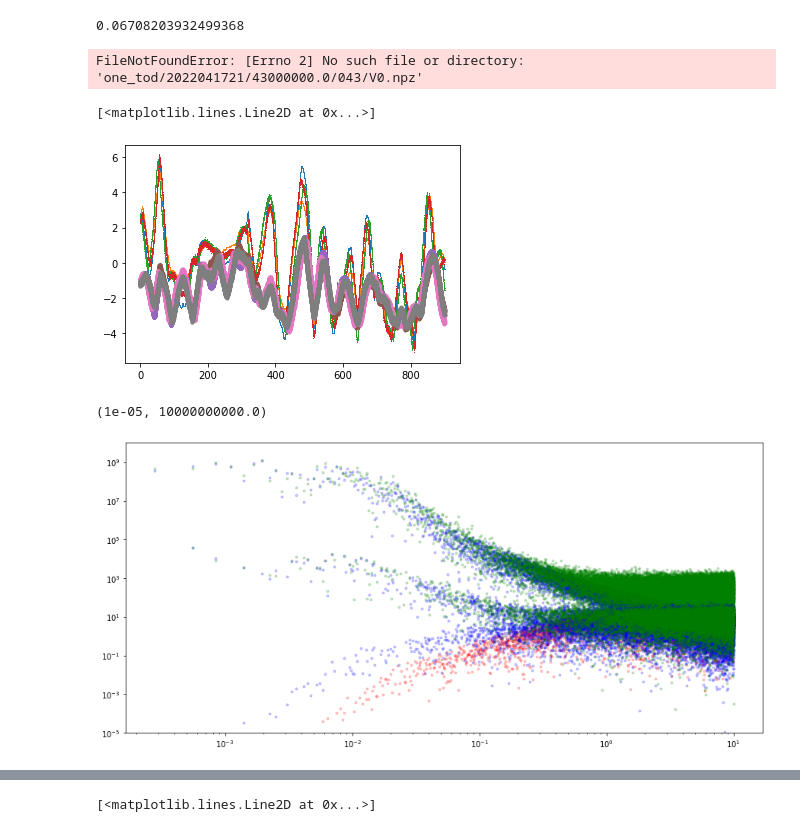
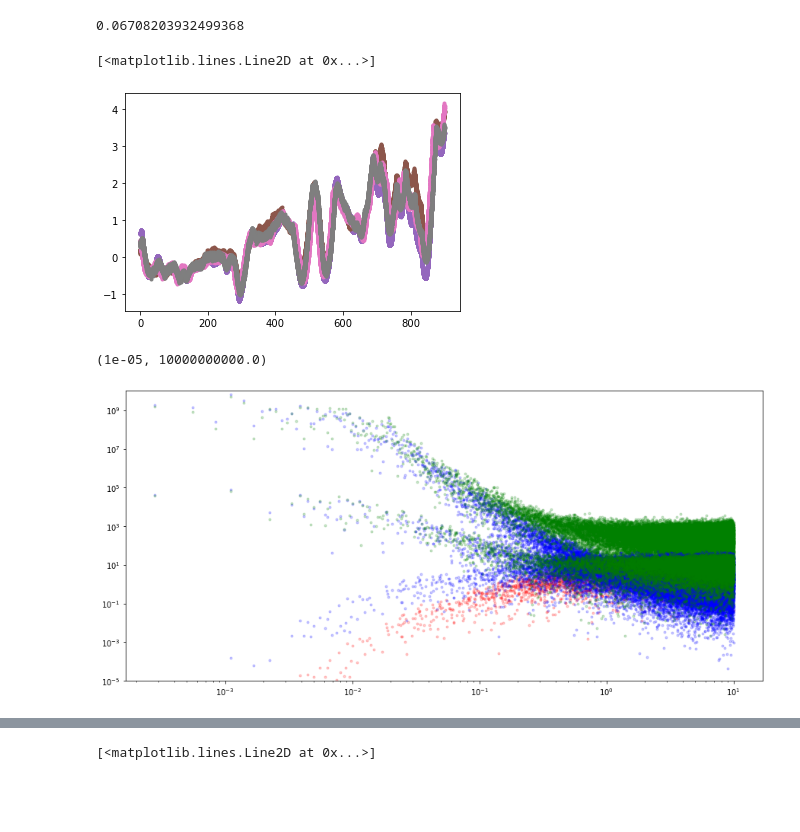
Before and after one commit to cmbgroundbased/mapmaking, a Jupyter notebook: common_modes.ipynb, the cells around one changed output, grey strips where cells are left out. Saved outputs shown, nothing was run; the diff lists cells and outputs as text; code cells hidden in the pictures; blank space fills up the shorter version.

```diff
--- a/common_modes.ipynb
+++ b/common_modes.ipynb
@@ -13,53 +13,51 @@ print(sigma_K)
 0.06708203932499368
 # %%
 # April Season
-tod_1 = np.load("one_tod/2022041721/43000000.0/043/V0.npz")['arr_0']/1000
+tod_1 = np.load("one_tod/2022041708/43000000.0/043/V0.npz")['arr_0']/1000
 wn1 = sigma_K * np.random.normal(0, sigma_K, tod_1.size)
 tod_1 = tod_1 + wn1
 
-tod_2 = np.load("one_tod/2022041721/43000000.0/043/G0.npz")['arr_0']/1000
+tod_2 = np.load("one_tod/2022041708/43000000.0/043/G0.npz")['arr_0']/1000
 wn2 = sigma_K * np.random.standard_normal(tod_2.size)
 tod_2 = tod_2 + wn1
 
-tod_3 = np.load("one_tod/2022041721/43000000.0/043/O0.npz")['arr_0']/1000
+tod_3 = np.load("one_tod/2022041708/43000000.0/043/O0.npz")['arr_0']/1000
 wn3 = sigma_K * np.random.standard_normal(tod_3.size)
 tod_3 = tod_3 + wn3
 
-tod_4 = np.load("one_tod/2022041721/43000000.0/043/B0.npz")['arr_0']/1000
+tod_4 = np.load("one_tod/2022041708/43000000.0/043/B0.npz")['arr_0']/1000
 wn4 = sigma_K * np.random.standard_normal(tod_4.size)
 tod_4 = tod_4 + wn4
 
 # Winter season
 
-todw_1 = np.load('one_tod/2022010721/43000000.0/043/V0.npz')['arr_0']/1000
+todw_1 = np.load('one_tod/2022041708/43000000.0/043/V0.npz')['arr_0']/1000
 todw_1 = todw_1 + wn1
 
-todw_2 = np.load('one_tod/2022010721/43000000.0/043/G0.npz')['arr_0']/1000
+todw_2 = np.load('one_tod/2022041708/43000000.0/043/G0.npz')['arr_0']/1000
 todw_2 = todw_2 + wn2
 
-todw_3 = np.load('one_tod/2022010721/43000000.0/043/O0.npz')['arr_0']/1000
+todw_3 = np.load('one_tod/2022041708/43000000.0/043/O0.npz')['arr_0']/1000
 todw_3 = todw_3 + wn3
 
-todw_4 = np.load('one_tod/2022010721/43000000.0/043/B0.npz')['arr_0']/1000
+todw_4 = np.load('one_tod/2022041708/43000000.0/043/B0.npz')['arr_0']/1000
 todw_4 = todw_4 + wn4
-# %% [output]
-FileNotFoundError: [Errno 2] No such file or directory: 'one_tod/2022041721/43000000.0/043/V0.npz'
 # %%
 def noise_model(f, sigma, f_knee, alpha):
     return sigma * (1+f_knee/f)**alpha
 # %%
-plt.plot(time[0:15*60*20], tod_1[0:15*60*20], ',', label="Tod 1")
-plt.plot(time[0:15*60*20], tod_2[0:15*60*20], ',', label="Tod 2")
-plt.plot(time[0:15*60*20], tod_3[0:15*60*20], ',', label="Tod 3")
-plt.plot(time[0:15*60*20], tod_4[0:15*60*20], ',', label="Tod 4")
+plt.plot(time[0:15*60*20], 0.56*tod_1[0:15*60*20], ',', label="Tod 1")
+plt.plot(time[0:15*60*20], 0.56*tod_2[0:15*60*20], ',', label="Tod 2")
+plt.plot(time[0:15*60*20], 0.56*tod_3[0:15*60*20], ',', label="Tod 3")
+plt.plot(time[0:15*60*20], 0.56*tod_4[0:15*60*20], ',', label="Tod 4")
 
-plt.plot(time[0:15*60*20], todw_1[0:15*60*20], '.', label="Tod 1")
-plt.plot(time[0:15*60*20], todw_2[0:15*60*20], '.', label="Tod 2")
-plt.plot(time[0:15*60*20], todw_3[0:15*60*20], '.', label="Tod 3")
-plt.plot(time[0:15*60*20], todw_4[0:15*60*20], '.', label="Tod 4")
+plt.plot(time[0:15*60*20], 0.56*todw_1[0:15*60*20], '.', label="Tod 1")
+plt.plot(time[0:15*60*20], 0.56*todw_2[0:15*60*20], '.', label="Tod 2")
+plt.plot(time[0:15*60*20], 0.56*todw_3[0:15*60*20], '.', label="Tod 3")
+plt.plot(time[0:15*60*20], 0.56*todw_4[0:15*60*20], '.', label="Tod 4")
 # %% [output]
 [<matplotlib.lines.Line2D at 0x...>]
-[figure, old version]
+[figure, new version]
 # %%
 freq = np.fft.rfftfreq(tod_1.size, d=1.0/20.0)
 
@@ -100,7 +98,7 @@ plt.loglog(freq, ps3w, "g.", alpha=0.2)
 plt.ylim(0.00001, 1e10)
 # %% [output]
 (1e-05, 10000000000.0)
-[figure, old version]
+[figure, new version]
 # %%
 tod_V3 = np.load("tod_samples/2022041708/43000000.0/043/V3.npz", allow_pickle=True)['arr_0']
 tod_B3 = np.load("tod_samples/2022041708/43000000.0/043/B3.npz", allow_pickle=True)['arr_0']
```
Also changed, not shown: parts of 3 cells of this notebook, 10 other files.
